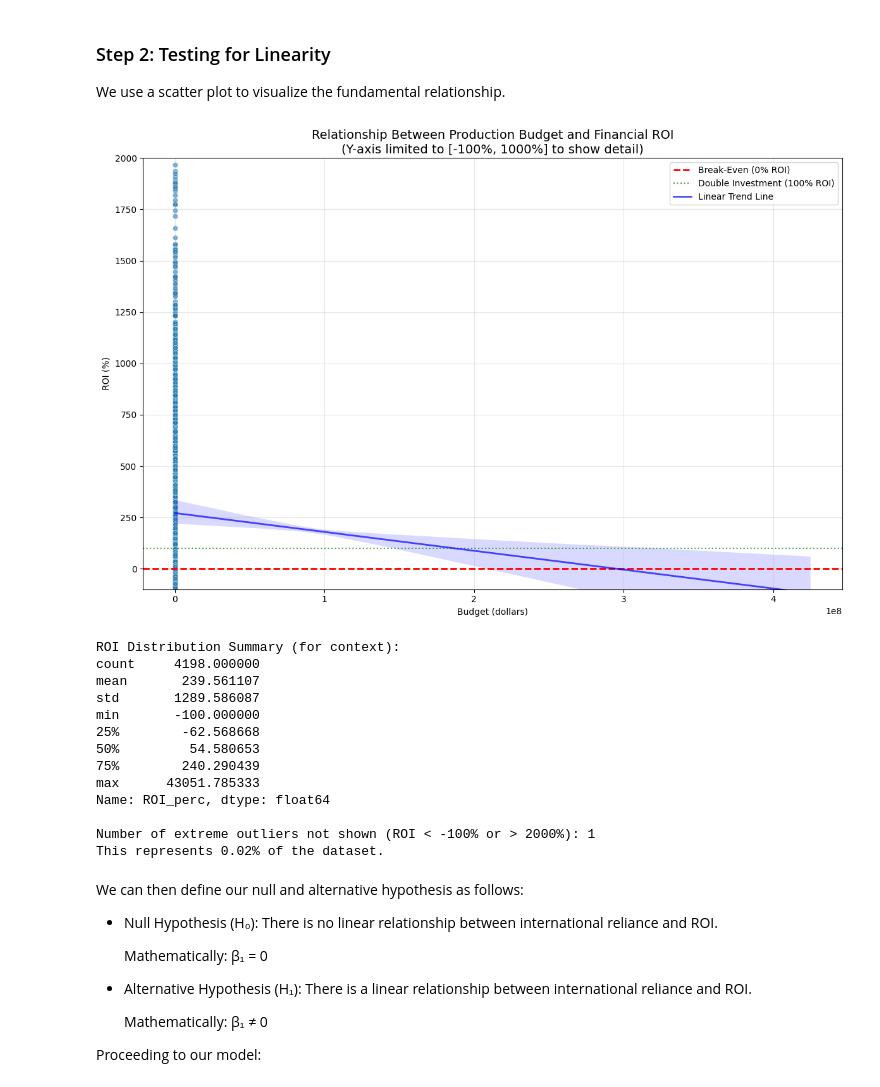
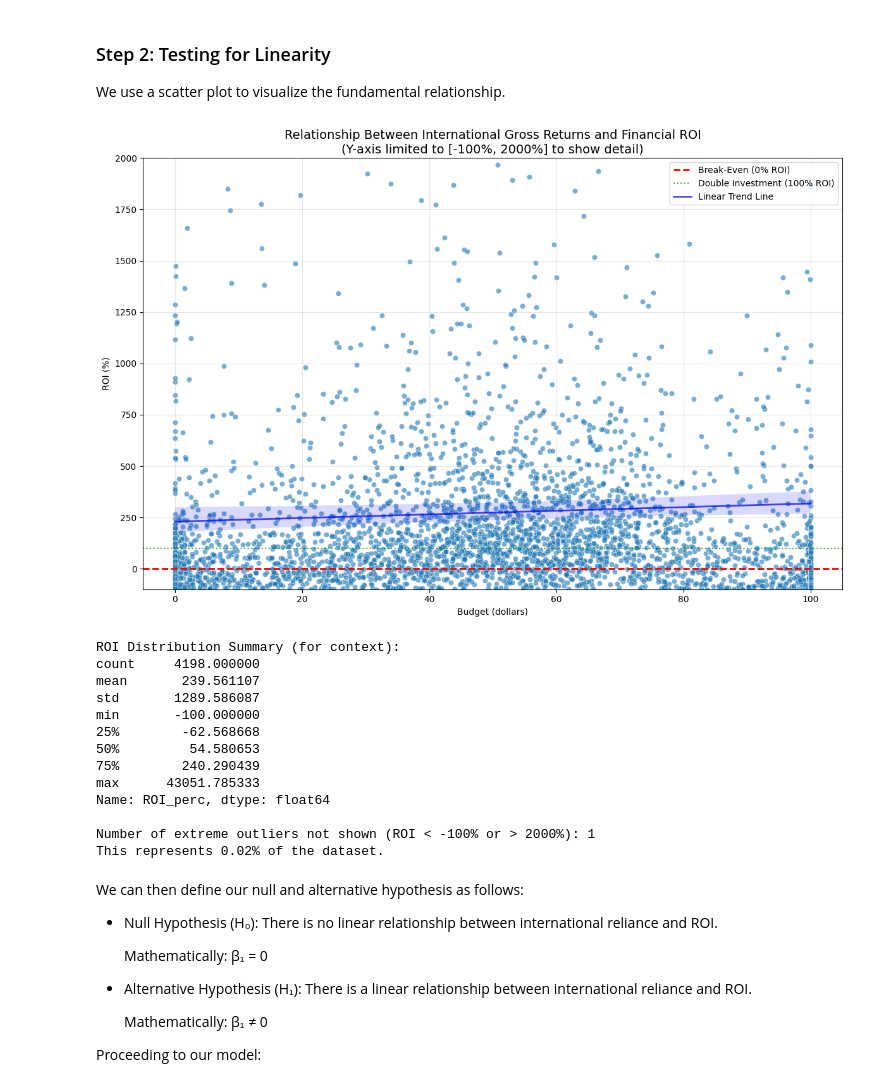
Before and after one commit to AlvinKN/movie-data-analysis, a Jupyter notebook: movie-data-analysis.ipynb, the cells around one changed output. Drawn from its saved outputs; the diff is of its cells as text; code cells hidden in the pictures.

```diff
--- a/movie-data-analysis.ipynb
+++ b/movie-data-analysis.ipynb
@@ -2024,36 +2024,36 @@ plt.axhline(y=100, color='g', linestyle=':', alpha=0.7, label='Double Investment
 
 # FIX: Set a logical limit on the y-axis to exclude extreme outliers
 # Adjust these values based on your data. The following limits are a common starting point.
 plt.ylim(-100, 2000) # This focuses on movies from -100% ROI (a flop) to 500% ROI (a 5x return)
 
 # Calculate and plot the regression line (to visualize the trend)
 # This fits the model and plots the line of best fit on the same graph
-sns.regplot(data=tn_movie_budgets, x='production_budget', y='ROI_perc',
+sns.regplot(data=tn_movie_budgets, x='intl_gross_pct', y='ROI_perc',
             scatter=False, color='blue', line_kws={"linewidth": 2, "alpha": 0.7},
             label='Linear Trend Line')
 # Add titles and labels
-plt.title('Relationship Between Production Budget and Financial ROI\n(Y-axis limited to [-100%, 1000%] to show detail)', fontsize=14)
+plt.title('Relationship Between International Gross Returns and Financial ROI\n(Y-axis limited to [-100%, 2000%] to show detail)', fontsize=14)
 plt.xlabel('Budget (dollars)')
 plt.ylabel('ROI (%)')
 plt.legend()
 plt.grid(True, alpha=0.3)
 
 # Show the plot
 plt.tight_layout()
 plt.show()
 
 # --- BONUS: Print a statistical summary for context ---
 print("ROI Distribution Summary (for context):")
 print(tn_movie_budgets['ROI_perc'].describe())
 
 # Count how many movies are outside our chosen y-axis limits
 lower_limit = -100
 upper_limit = 2000
 outliers = [(tn_movie_budgets['ROI_perc'] < lower_limit) | (tn_movie_budgets['ROI_perc'] > upper_limit)]
 print(f"\nNumber of extreme outliers not shown (ROI < {lower_limit}% or > {upper_limit}%): {len(outliers)}")
 print(f"This represents {len(outliers) / len(tn_movie_budgets) * 100:.2f}% of the dataset.")
 # %% [output]
-[figure, old version]
+[figure, new version]
 ROI Distribution Summary (for context):
 count     4198.000000
 mean       239.561107
```
Also changed, not shown: parts of 6 cells of this notebook, 2 other files.
